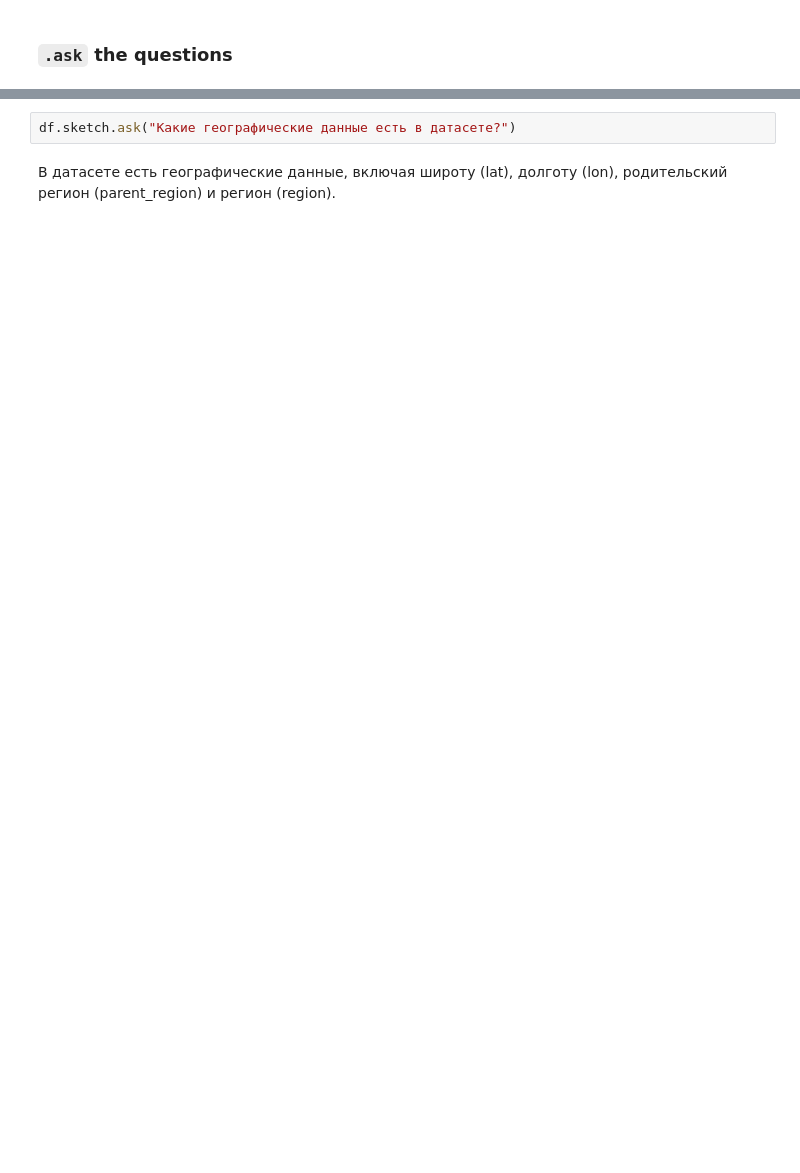
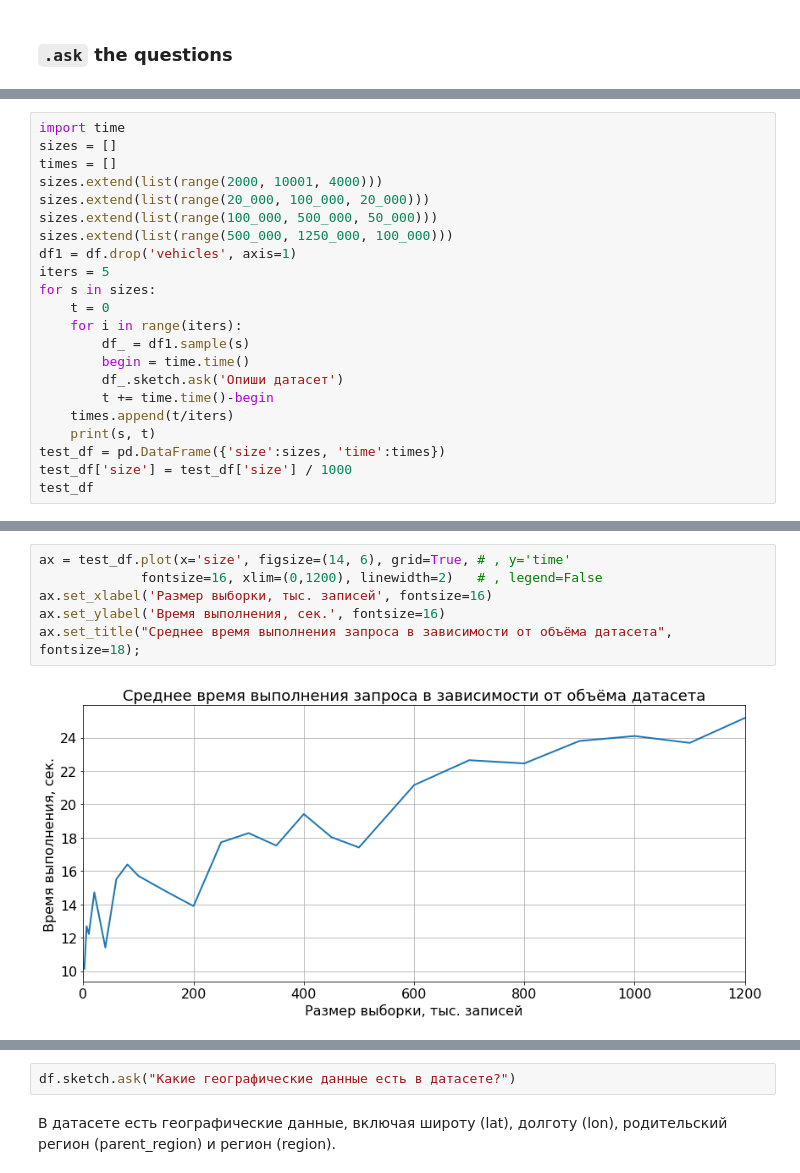
Before and after one commit to hairymax/sketch_experiments, a Jupyter notebook: sketch.ipynb, the cells around one changed output, grey strips where cells are left out. Drawn from its saved outputs; the diff is of its cells as text; blank space fills up the shorter version.

```diff
--- a/sketch.ipynb
+++ b/sketch.ipynb
@@ -96,0 +272,22 @@ df.sketch.ask('Опиши датасет')
+# %%
+import time
+sizes = []
+times = []
+sizes.extend(list(range(2000, 10001, 4000)))
+sizes.extend(list(range(20_000, 100_000, 20_000)))
+sizes.extend(list(range(100_000, 500_000, 50_000)))
+sizes.extend(list(range(500_000, 1250_000, 100_000)))
+df1 = df.drop('vehicles', axis=1)
+iters = 5
+for s in sizes:
+    t = 0
+    for i in range(iters):
+        df_ = df1.sample(s)
+        begin = time.time()
+        df_.sketch.ask('Опиши датасет')
+        t += time.time()-begin
+    times.append(t/iters)
+    print(s, t)
+test_df = pd.DataFrame({'size':sizes, 'time':times})
+test_df['size'] = test_df['size'] / 1000
+test_df
@@ -96,0 +308,8 @@ df.sketch.ask('Опиши датасет')
+# %%
+ax = test_df.plot(x='size', figsize=(14, 6), grid=True, # , y='time'
+             fontsize=16, xlim=(0,1200), linewidth=2)   # , legend=False
+ax.set_xlabel('Pазмер выборки, тыс. записей', fontsize=16)
+ax.set_ylabel('Время выполнения, сек.', fontsize=16)
+ax.set_title("Среднее время выполнения запроса в зависимости от объёма датасета", fontsize=18);
+# %% [output]
+[figure, added]
```
Also changed, not shown: parts of 33 cells of this notebook, 2 other files.
